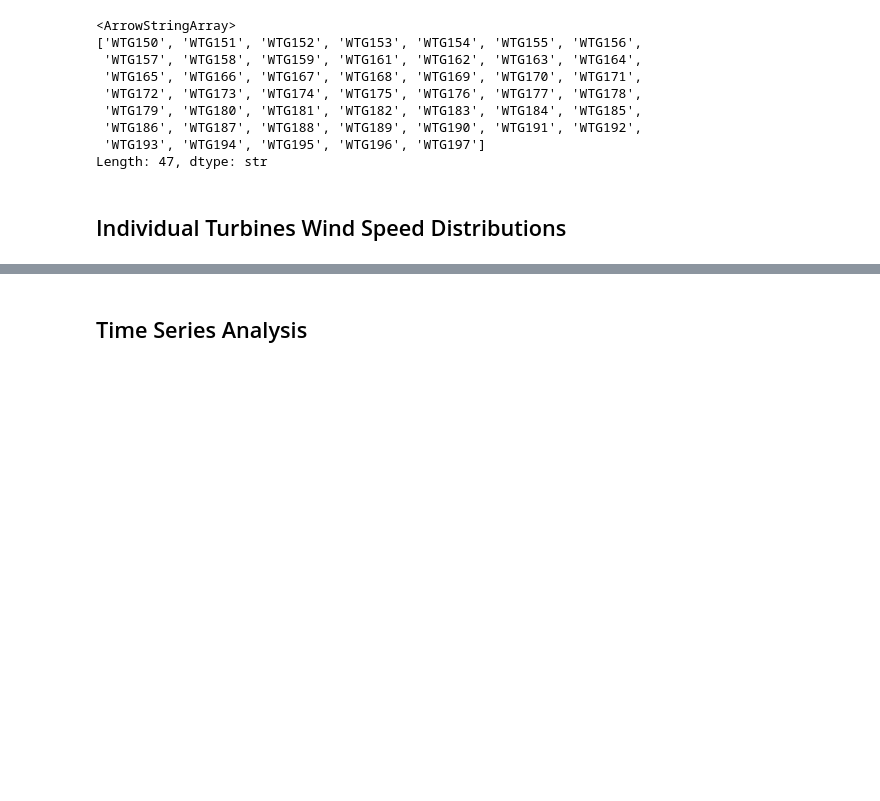
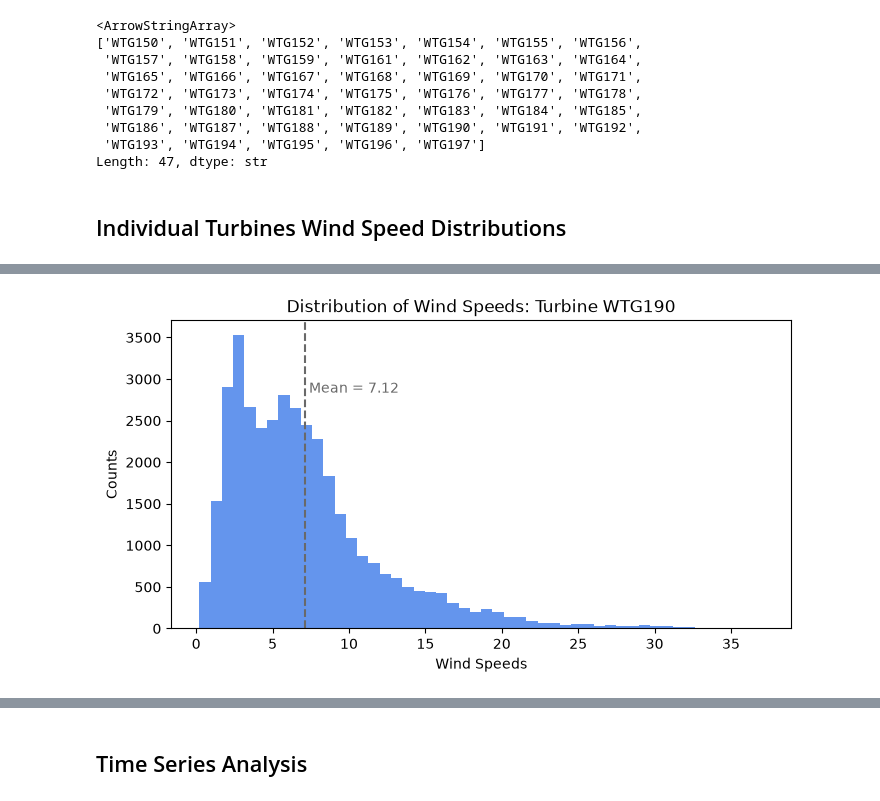
Before and after one commit to Aiden-Badalamenti3/CU-Capstone-Project, a Jupyter notebook: notebooks/carter_notebooks/wind_spectrum.ipynb, the cells around one changed output, grey strips where cells are left out. Drawn from its saved outputs; the diff is of its cells as text; code cells hidden in the pictures; blank space fills up the shorter version.

```diff
--- a/notebooks/carter_notebooks/wind_spectrum.ipynb
+++ b/notebooks/carter_notebooks/wind_spectrum.ipynb
@@ -42,0 +58,5 @@ plt.show()
+# %%
+# creating spectrum for WTG190
+wind_spectrum(scada, 'WTG190')
+# %% [output]
+[figure, added]
```
Also changed, not shown: parts of 16 cells of this notebook, 1 other file.
